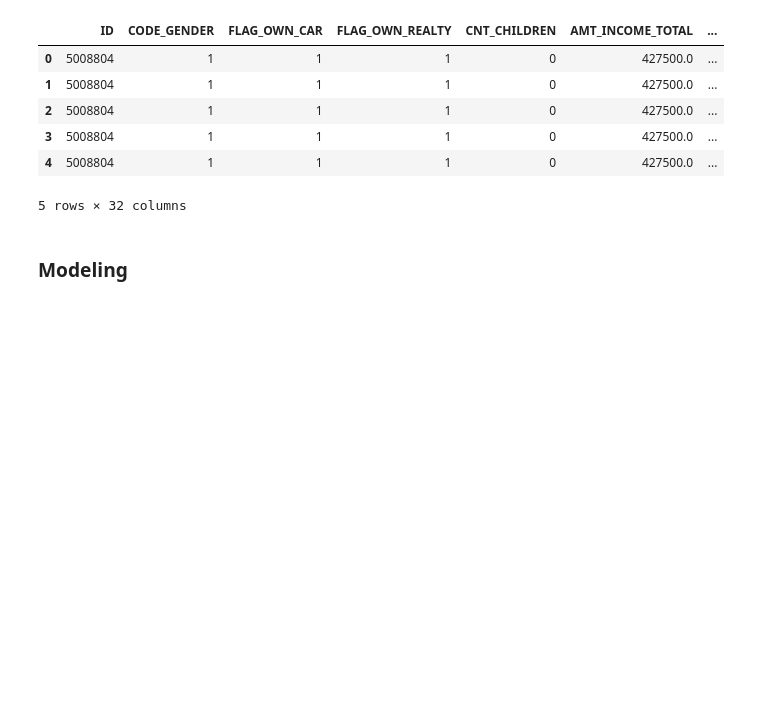
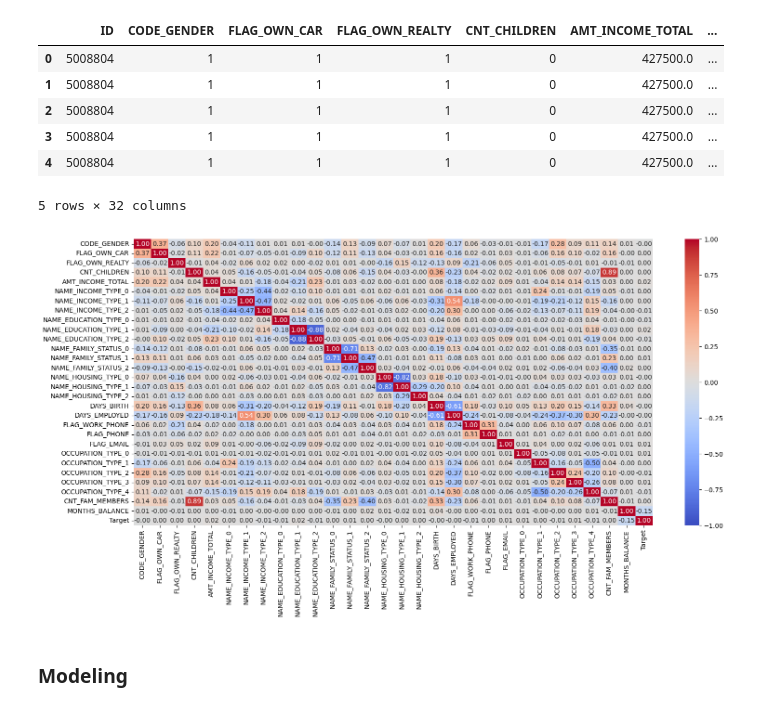
Before and after one commit to kevinguii/CreditCardApproval_ECS111, a Jupyter notebook: ecs111 project.ipynb, the cells around one changed output. Drawn from its saved outputs; the diff is of its cells as text; code cells hidden in the pictures; blank space fills up the shorter version.

Commit message:
new graphs

```diff
--- a/ecs111 project.ipynb
+++ b/ecs111 project.ipynb
@@ -217,6 +218,29 @@ merged_data.head()
 | 3 | 5008804 | 1 | 1 | 1 | 0 | 427500.0 | ... |
 | 4 | 5008804 | 1 | 1 | 1 | 0 | 427500.0 | ... |
 5 rows × 32 columns
+# %%
+#encode target feature
+## Target Variable, 'STATUS' column ## (easier to identify overdue payments)
+
+# Simplify the target variable: 1 for overdue payments, 0 for paid off loans
+# C means loan is closed or paid off
+# X means no loan for the month
+# 0: 1-29 days past due
+# 1: 30-59 days past due
+# 2: 60-89 days overdue
+# 3: 90-119 days overdue
+# 4: 120-149 days overdue
+# 5: Overdue or bad debts, write-offs for more than 150 days
+
+merged_data['Target'] = merged_data['STATUS'].apply(lambda x: 0 if x in ['C', 'X'] else 1)
+merged_data.drop(['STATUS','ID','FLAG_MOBIL'],axis=1,inplace=True)
+# %%
+plt.figure(figsize=(18,8))
+corr_matrix = merged_data.corr()
+sns.heatmap(corr_matrix,annot=True,cmap='coolwarm',fmt=".2f",vmin=-1,center=0)
+plt.show()
+# %% [output]
+[figure, added]
 # %% [markdown]
 ### Modeling
 # %%
```
Also changed, not shown: parts of 4 cells of this notebook.
